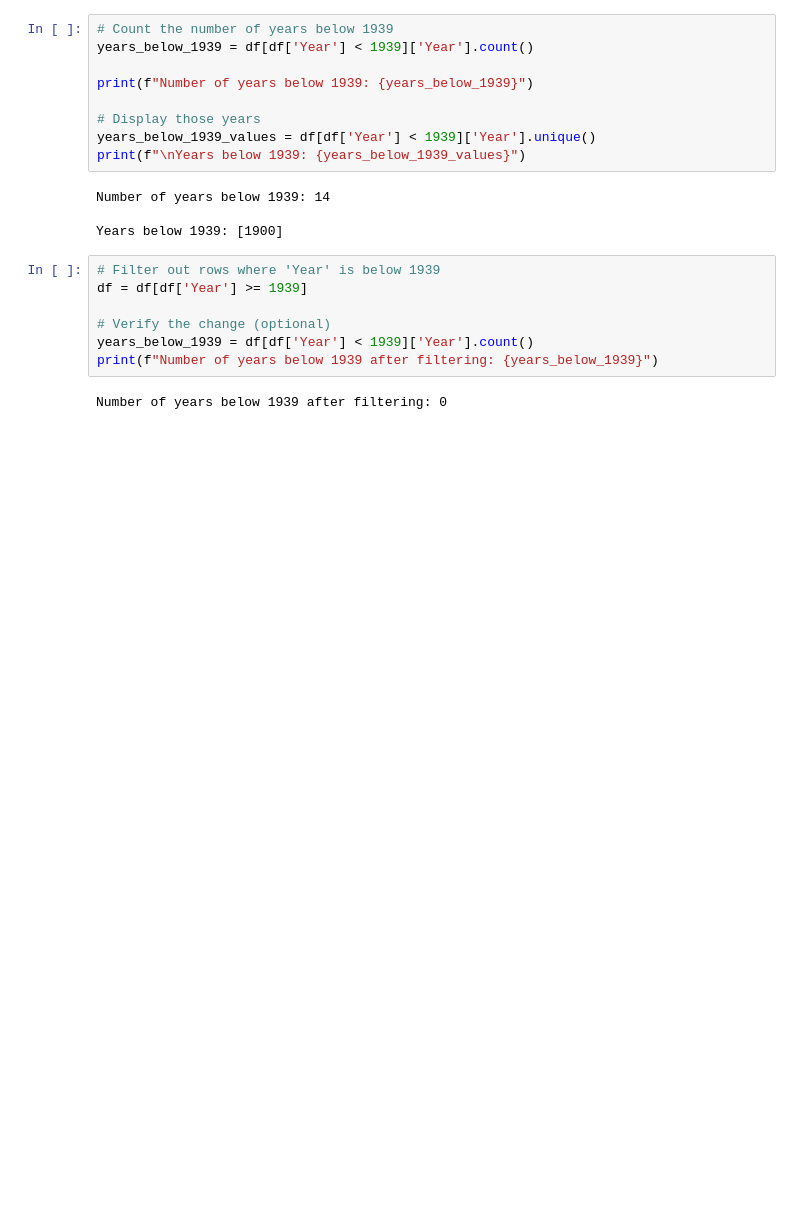
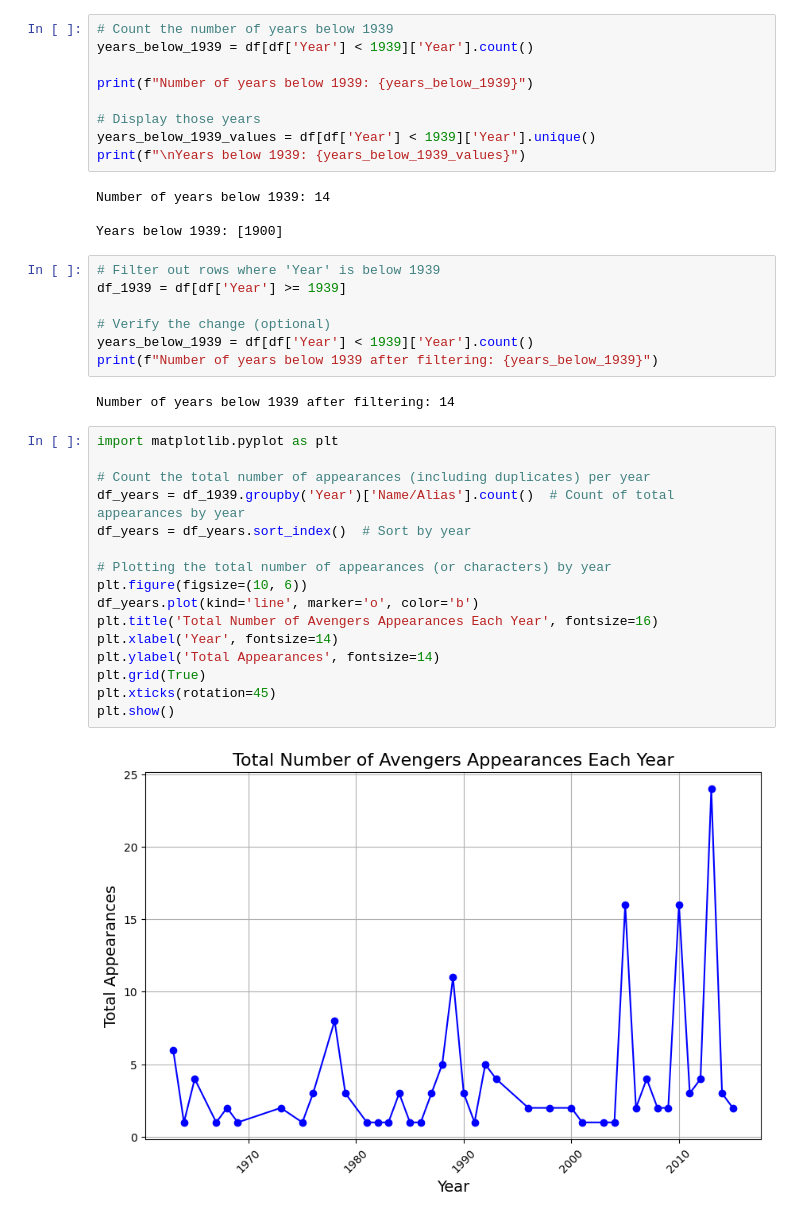
Before and after one commit to viktoruebelhart/avengers, a Jupyter notebook: avengers.ipynb, the cells around one changed output. Drawn from its saved outputs; the diff is of its cells as text; blank space fills up the shorter version.

```diff
--- a/avengers.ipynb
+++ b/avengers.ipynb
@@ -373,10 +355,28 @@ Number of years below 1939: 14
 Years below 1939: [1900]
 # %%
 # Filter out rows where 'Year' is below 1939
-df = df[df['Year'] >= 1939]
+df_1939 = df[df['Year'] >= 1939]
 
 # Verify the change (optional)
 years_below_1939 = df[df['Year'] < 1939]['Year'].count()
 print(f"Number of years below 1939 after filtering: {years_below_1939}")
 # %% [output]
-Number of years below 1939 after filtering: 0
+Number of years below 1939 after filtering: 14
+# %%
+import matplotlib.pyplot as plt
+
+# Count the total number of appearances (including duplicates) per year
+df_years = df_1939.groupby('Year')['Name/Alias'].count()  # Count of total appearances by year
+df_years = df_years.sort_index()  # Sort by year
+
+# Plotting the total number of appearances (or characters) by year
+plt.figure(figsize=(10, 6))
+df_years.plot(kind='line', marker='o', color='b')
+plt.title('Total Number of Avengers Appearances Each Year', fontsize=16)
+plt.xlabel('Year', fontsize=14)
+plt.ylabel('Total Appearances', fontsize=14)
+plt.grid(True)
+plt.xticks(rotation=45)
+plt.show()
+# %% [output]
+[figure, added]
```
Also changed, not shown: parts of 2 cells of this notebook.
